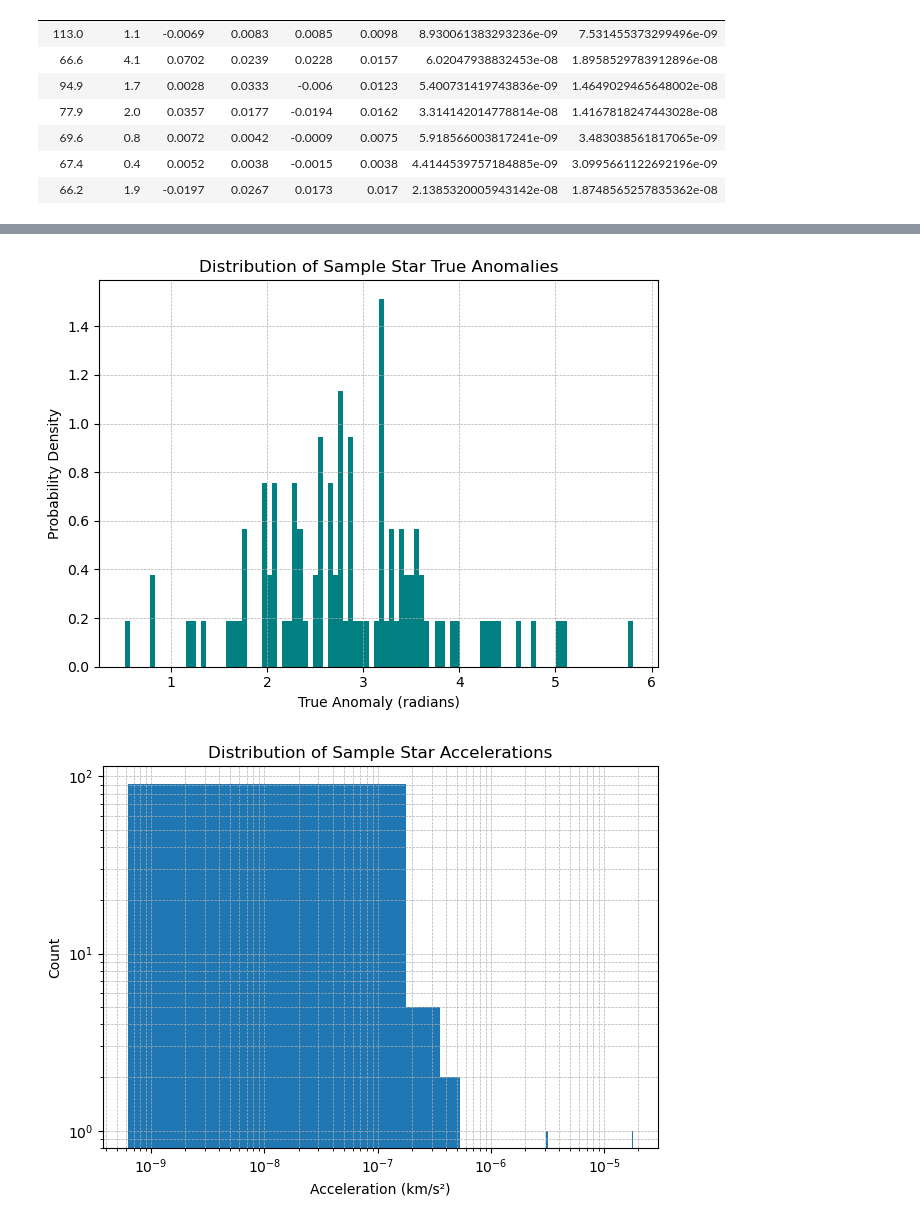
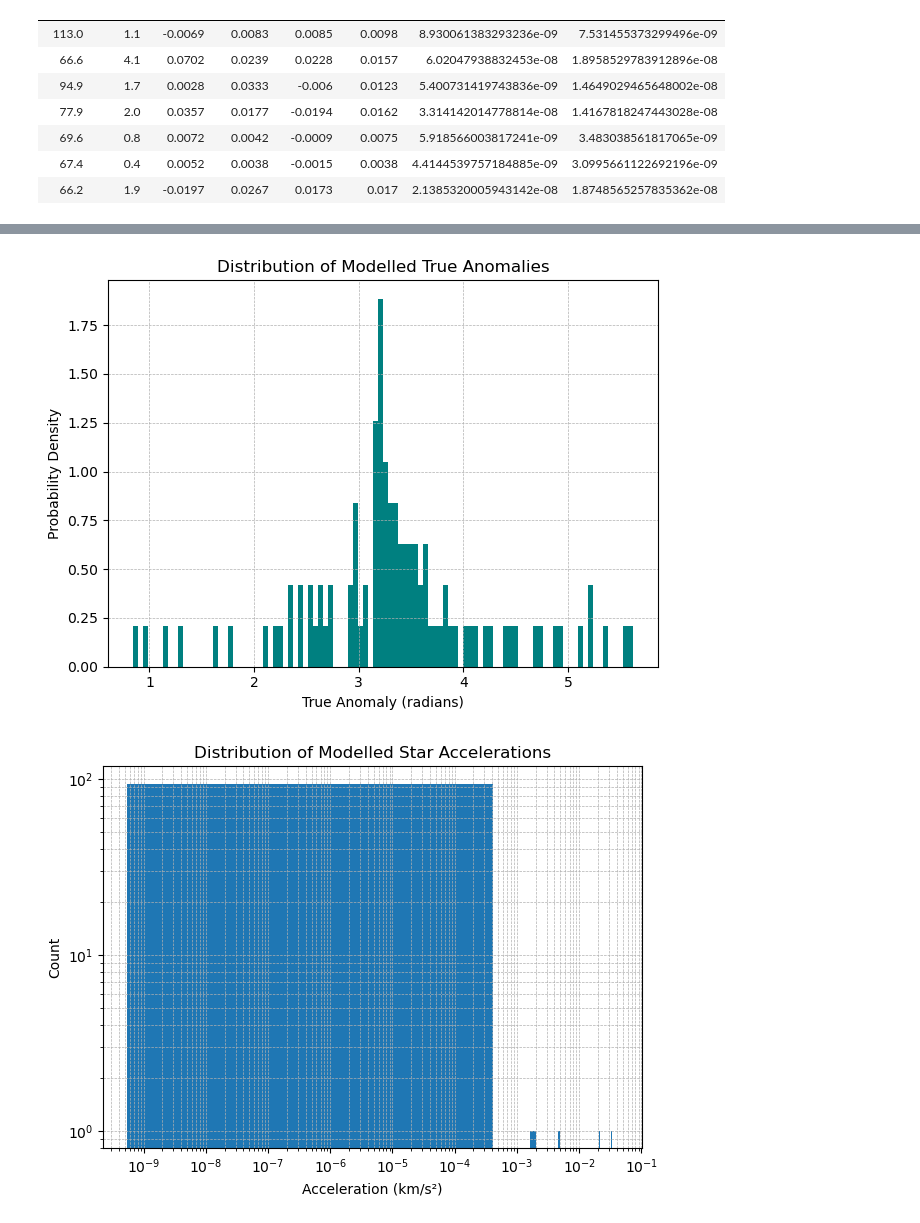
Before and after one commit to kenz7211/two_body, a Jupyter notebook: two_body.ipynb, the cells around one changed output, grey strips where cells are left out. Drawn from its saved outputs; the diff is of its cells as text; code cells hidden in the pictures.

```diff
--- a/two_body.ipynb
+++ b/two_body.ipynb
@@ -709,11 +536,11 @@ for k, e_val in enumerate(eccentricities):
 # ========================================================
 
 # Compute instantaneous radial distance (r) from center of mass
-# for the primary and secondary components
-a_primary = utils.com_radius(a=utils.semi_major_primary, e=eccentricities, nu=true_anomaly)     # km
-a_secondary = utils.com_radius(a=utils.semi_major_sample,  e=eccentricities, nu=true_anomaly)    # km
+# for the primary and secondary components in meters
+a_primary = utils.com_radius(a=utils.semi_major_primary.to(u.m), e=eccentricities, nu=true_anomaly)     #m
+a_secondary = utils.com_radius(a=utils.semi_major_sample.to(u.m),  e=eccentricities, nu=true_anomaly)    #m
 
-# Compute the separation (r) between the two bodies at each true anomaly
+# Compute the separation (r) in meters between the two bodies at each true anomaly
 relative_distance = utils.relative_distance(
     a_primary=a_primary,
     a_secondary=a_secondary,
@@ -727,7 +554,7 @@ relative_distance = utils.relative_distance(
 
 # The acceleration of the secondary body in the plane of the sky
 # Units outputted: km/s² (but requires input distances in meters)
-a_xy_nu = utils.xy_orbital_acceleration_secondary(rd=relative_distance.to(u.m)).value
+a_xy_nu = utils.xy_orbital_acceleration_secondary(rd=relative_distance).value
 
 # The Orbital velocity of the secondary
 # Units outputted: m/s² (requires input distances in meters)
@@ -742,7 +569,7 @@ xy_orbital_speed= orbital_speed*np.cos(utils.i)
 # 5. Compute Orbital Velocity with BinaryOrbit
 # ========================================================
 
-# Get sample orbital period (in seconds) using a semi-major axis and orbital speed approximation from Omega Centauri stars
+# Get sample orbital period (in seconds) using a semi-major axis (km) and orbital speed approximation (km/s) from Omega Centauri stars
 per_nu = utils.circular_period(semi_major=utils.semi_major_sample, speed=utils.v_xyz_sample).value
 
 # Calculate timesteps from true anomalies
@@ -768,42 +595,40 @@ for k, e_val in enumerate(eccentricities):
         i = utils.i                      # Inclination (deg)
     )
 
-    # Compute positions and velocities at each timestep
+    # Compute velocities at each timestep
     for j in range(len(t_nu_days[k])):
         time = t_nu_days[k, j]
         v1_nu[k, j], v2_nu[k, j] = bo.xyzVel(time)
-    # for j, time in enumerate(t_nu_days):
-    #     v1_nu[k, j], v2_nu[k,j] = bo.xyzVel(time)     # Velocity vectors
 
 # Velocity magnitude in XY-plane (m/s)
-v1_xy_nu = np.linalg.norm(v1[:, :, :2], axis=2)
-v2_xy_nu = np.linalg.norm(v2[:, :, :2], axis=2)
+v1_xy_nu = np.linalg.norm(v1_nu[:, :, :2], axis=2)
+v2_xy_nu = np.linalg.norm(v2_nu[:, :, :2], axis=2)
 
 # ========================================================
 # 5. Plot the Distributions
 # ========================================================
 
 # Plot histogram of true anomalies
 plt.hist(true_anomaly.flatten(), bins=100, density=True, color='teal')
 plt.xlabel('True Anomaly (radians)')
 plt.ylabel('Probability Density')
-plt.title('Distribution of Sample Star True Anomalies')
+plt.title('Distribution of Modelled True Anomalies')
 plt.grid(True, linestyle='--', linewidth=0.5)
 plt.tight_layout()
 plt.show()
 
 # Plot histogram of orbital accelerations
 plt.hist(a_xy_nu.flatten(), bins=100, log=True)
 plt.xscale("log")  # Logarithmic x-axis due to wide range of accelerations
 plt.xlabel('Acceleration (km/s²)')
 plt.ylabel('Count')
-plt.title('Distribution of Sample Star Accelerations')
+plt.title('Distribution of Modelled Star Accelerations')
 plt.grid(True, which='both', linestyle='--', linewidth=0.5)
 plt.tight_layout()
 plt.show()
 # %% [output]
-[figure, old version]
+[figure, new version]
-[figure, old version]
+[figure, new version]
 # %%
 """
 Plot of Acceleration vs Velocities of Omega Centauri Stars and Calculated Stars (8200; f(e) = 2e; nu)
```
Also changed, not shown: parts of 11 cells of this notebook, 4 other files.
